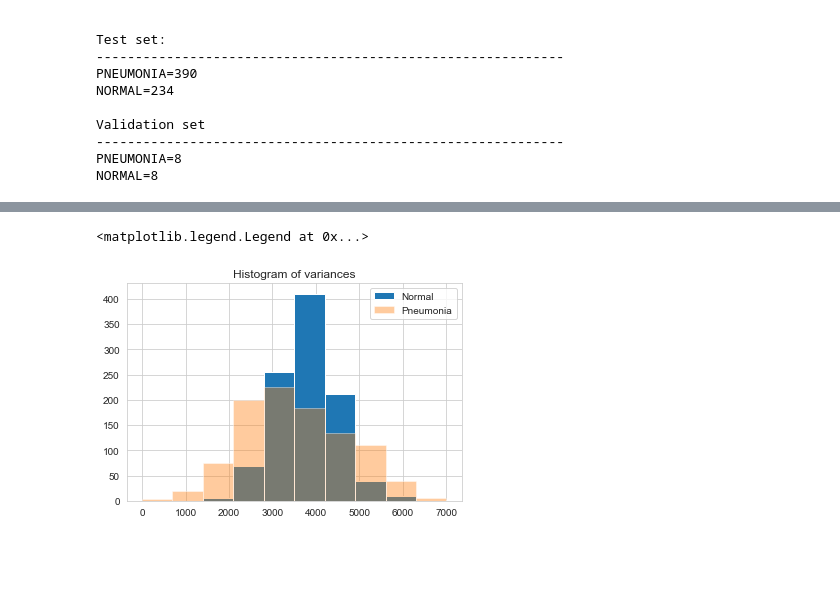
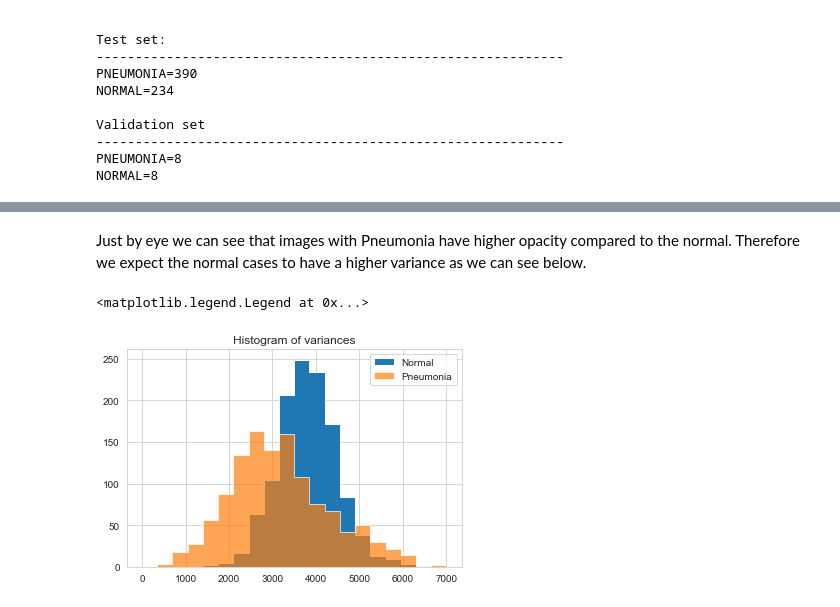
Before and after one commit to adam-broussard/Chandra, a Jupyter notebook: notebooks/0_ExploratoryDataAnalysis.ipynb, the cells around one changed output, grey strips where cells are left out. Saved outputs shown, nothing was run; the diff lists cells and outputs as text; code cells hidden in the pictures; blank space fills up the shorter version.

Commit message:
Fixed path variables and some touch ups

```diff
--- a/notebooks/0_ExploratoryDataAnalysis.ipynb
+++ b/notebooks/0_ExploratoryDataAnalysis.ipynb
@@ -98,12 +106,0 @@ plt.tight_layout()
-# %%
-plt.figure(figsize=(15, 10))
-
-for i in range(6):
-    plt.subplot(2, 3, i + 1)
-    img = plt.imread(os.path.join(normal_dir, normal[i]))
-    plt.title("NORMAL")
-    plt.imshow(img, cmap='gray')
-    plt.axis('off')
-
-
-plt.tight_layout()
@@ -111,0 +107,21 @@ plt.tight_layout()
+# %%
+# Get few samples for both the classes
+pneumonia_samples = (train_data[train_data['label']==1]['image'].iloc[:5]).tolist()
+normal_samples = (train_data[train_data['label']==0]['image'].iloc[:5]).tolist()
+
+# Concat the data in a single list and del the above two list
+samples = pneumonia_samples + normal_samples
+del pneumonia_samples, normal_samples
+
+# Plot the data
+f, ax = plt.subplots(2,5, figsize=(30,10))
+for i in range(10):
+    img = plt.imread(samples[i])
+    ax[i//5, i%5].imshow(img, cmap='gray')
+    if i<5:
+        ax[i//5, i%5].set_title("Pneumonia")
+    else:
+        ax[i//5, i%5].set_title("Normal")
+    ax[i//5, i%5].axis('off')
+    ax[i//5, i%5].set_aspect('auto')
+plt.show()
@@ -112,18 +130,20 @@ plt.tight_layout()
+# %% [markdown]
+Just by eye we can see that images with Pneumonia have higher opacity compared to the normal. Therefore we expect the normal cases to have a higher variance as we can see below.
 # %%
 normal_var = []
-for i in range(1000):
-    img = plt.imread(os.path.join(normal_dir, normal[i]))
+for i in range(1200):
+    img = plt.imread(train_data[train_data['label']==0]['image'].iloc[i])
     normal_var.append(ndimage.variance(img))
 # %%
 pneumonia_var = []
-for i in range(1000):
-    img = plt.imread(os.path.join(pneumonia_dir, pneumonia[i]))
+for i in range(1200):
+    img = plt.imread(train_data[train_data['label']==1]['image'].iloc[i])
     pneumonia_var.append(ndimage.variance(img))
 # %%
 plt.title("Histogram of variances")
-plt.hist(normal_var,label="Normal",range=(0,7000))
-plt.hist(pneumonia_var,alpha=0.4,label="Pneumonia",range=(0,7000))
+plt.hist(normal_var,label="Normal",bins=20,range=(0,7000),histtype='stepfilled')
+plt.hist(pneumonia_var,alpha=0.7,label="Pneumonia",bins=20,range=(0,7000),histtype='stepfilled')
 plt.legend()
 # %% [output]
 <matplotlib.legend.Legend at 0x...>
-[figure, old version]
+[figure, new version]
```
Also changed, not shown: parts of 7 cells of this notebook, 2 other files.
